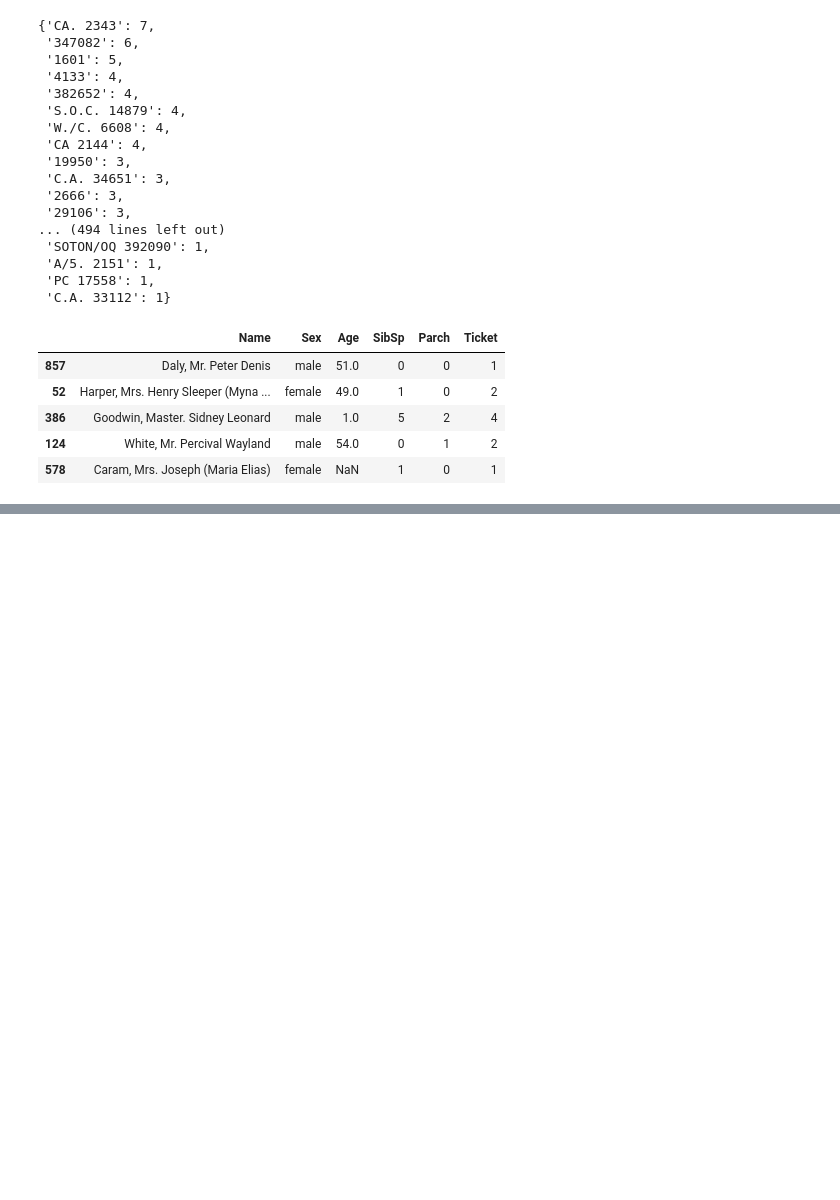
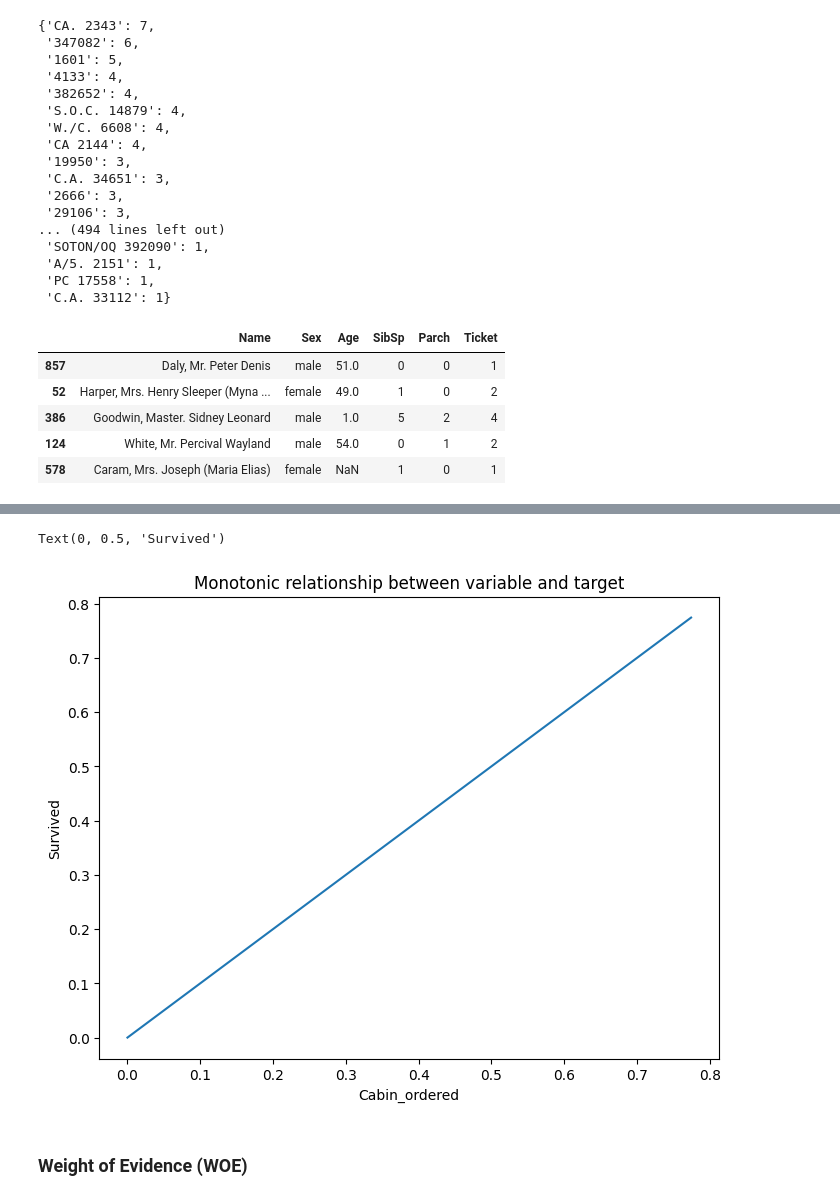
Before and after one commit to theobringino/ds-ai-ml-projects, a Jupyter notebook: learning/week5/feature_engineering_kaggle.ipynb, the cells around one changed output, grey strips where cells are left out. Cells and saved outputs as stored; diff of their text form; code cells hidden in the pictures; blank space fills up the shorter version.

```diff
--- a/learning/week5/feature_engineering_kaggle.ipynb
+++ b/learning/week5/feature_engineering_kaggle.ipynb
@@ -524,0 +628,12 @@ X_train.head()
+# %%
+# plot the transformed result: the monotonic variable
+
+fig = plt.figure(figsize=(8,6))
+fig = X_train.groupby(['Cabin_ordered'])['Survived'].mean().plot()
+fig.set_title('Monotonic relationship between variable and target')
+fig.set_ylabel('Survived')
+# %% [output]
+Text(0, 0.5, 'Survived')
+[figure, added]
+# %% [markdown]
+### Weight of Evidence (WOE)
```
Also changed, not shown: parts of 18 cells of this notebook.
